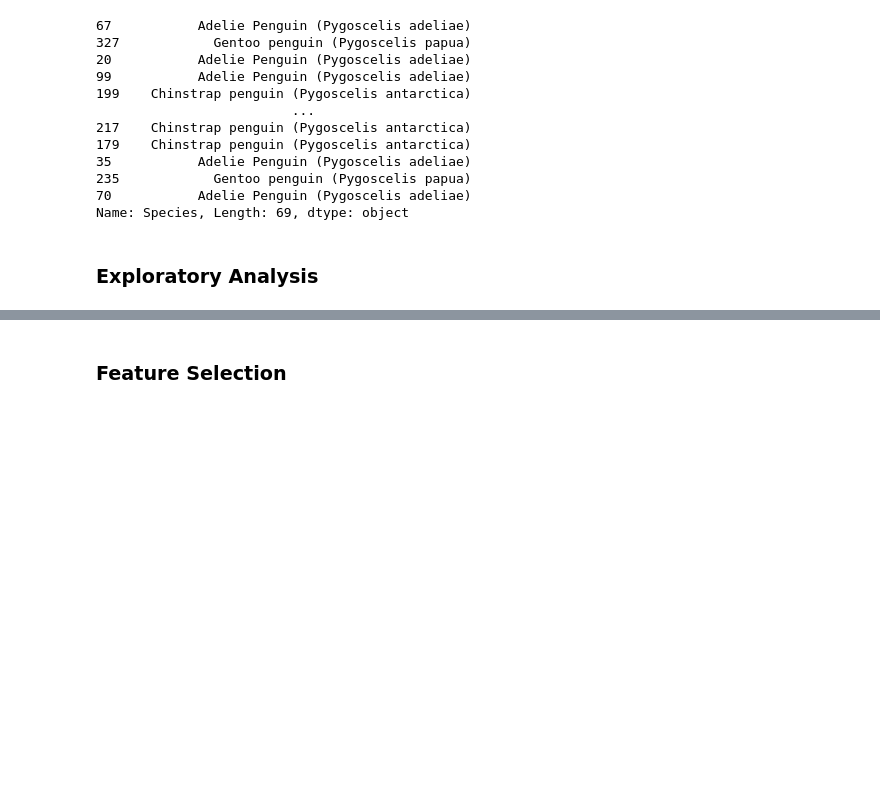
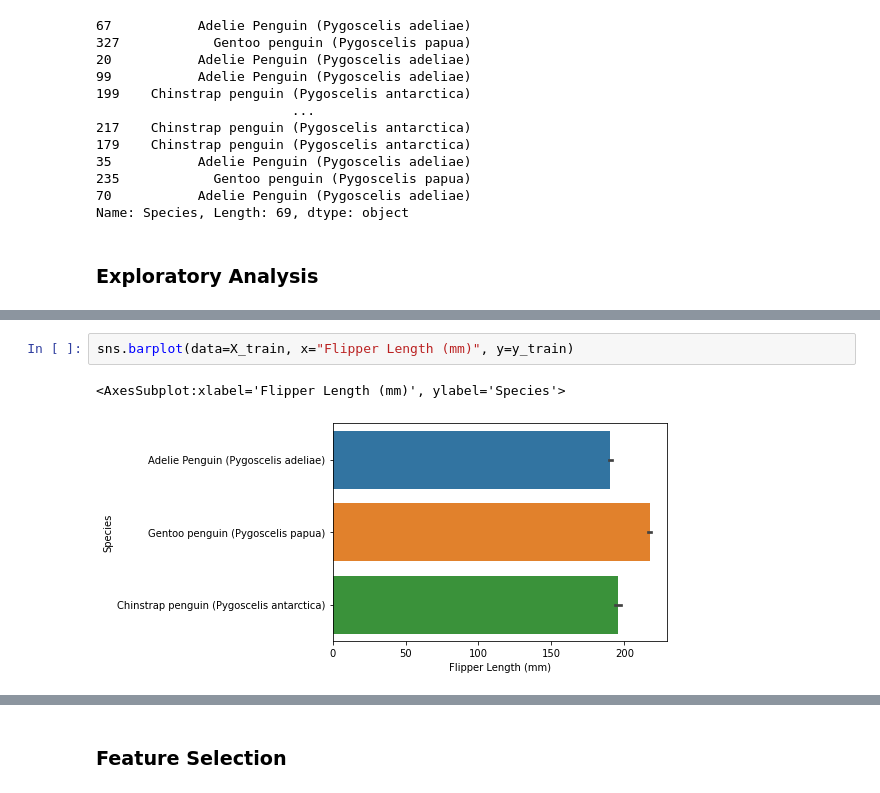
Before and after one commit to ryankkien/penguinsproject, a Jupyter notebook: penguinsproject.ipynb, the cells around one changed output, grey strips where cells are left out. Saved outputs shown, nothing was run; the diff lists cells and outputs as text; blank space fills up the shorter version.

```diff
--- a/penguinsproject.ipynb
+++ b/penguinsproject.ipynb
@@ -57,0 +61,5 @@ InvalidIndexError: (slice(None, None, None), None)
+# %%
+sns.barplot(data=X_train, x="Flipper Length (mm)", y=y_train)
+# %% [output]
+<AxesSubplot:xlabel='Flipper Length (mm)', ylabel='Species'>
+[figure, added]
```
Also changed, not shown: parts of 3 cells of this notebook.
